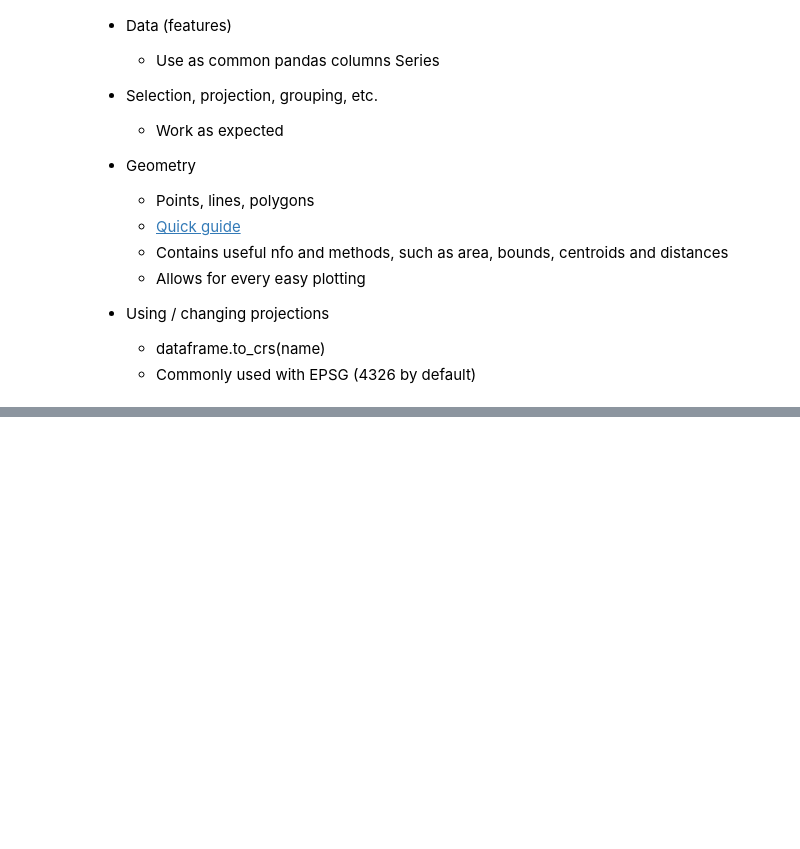
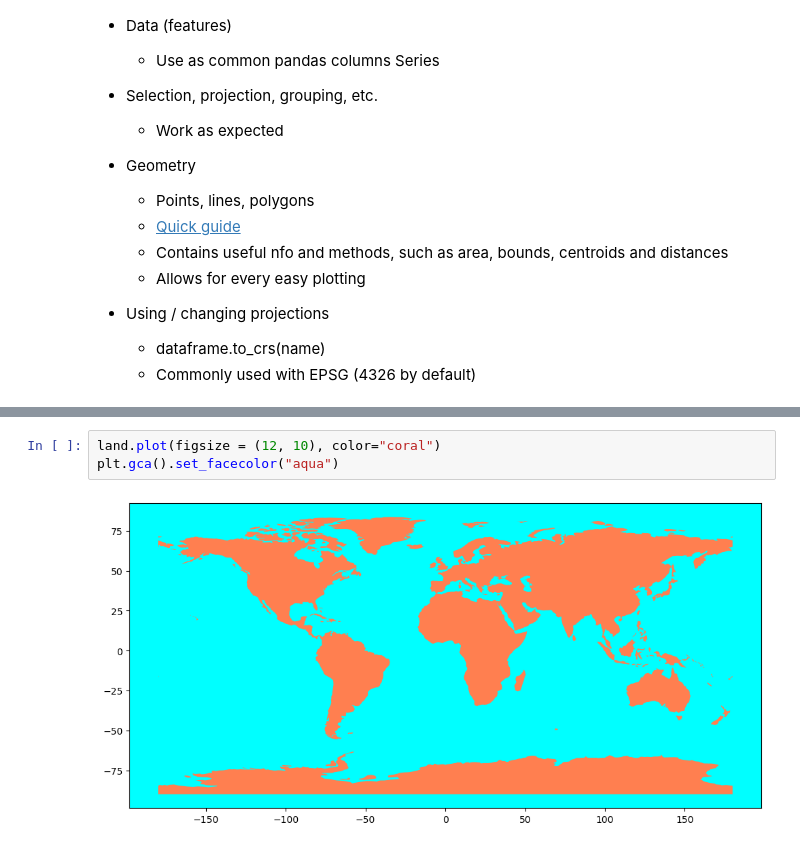
Before and after one commit to mstoychev/Data-Science-SoftwareUniversity, a Jupyter notebook: 5. Working with Spatial Data and Network Analysis/1. Class Notes/Class Notes Working with Spatial Data.ipynb, the cells around one changed output, grey strips where cells are left out. Drawn from its saved outputs; the diff is of its cells as text; blank space fills up the shorter version.

```diff
--- a/5. Working with Spatial Data and Network Analysis/1. Class Notes/Class Notes Working with Spatial Data.ipynb
+++ b/5. Working with Spatial Data and Network Analysis/1. Class Notes/Class Notes Working with Spatial Data.ipynb
@@ -330,0 +412,5 @@ plt.show()
+# %%
+land.plot(figsize = (12, 10), color="coral")
+plt.gca().set_facecolor("aqua")
+# %% [output]
+[figure, added]
```
Also changed, not shown: parts of 18 cells of this notebook.
